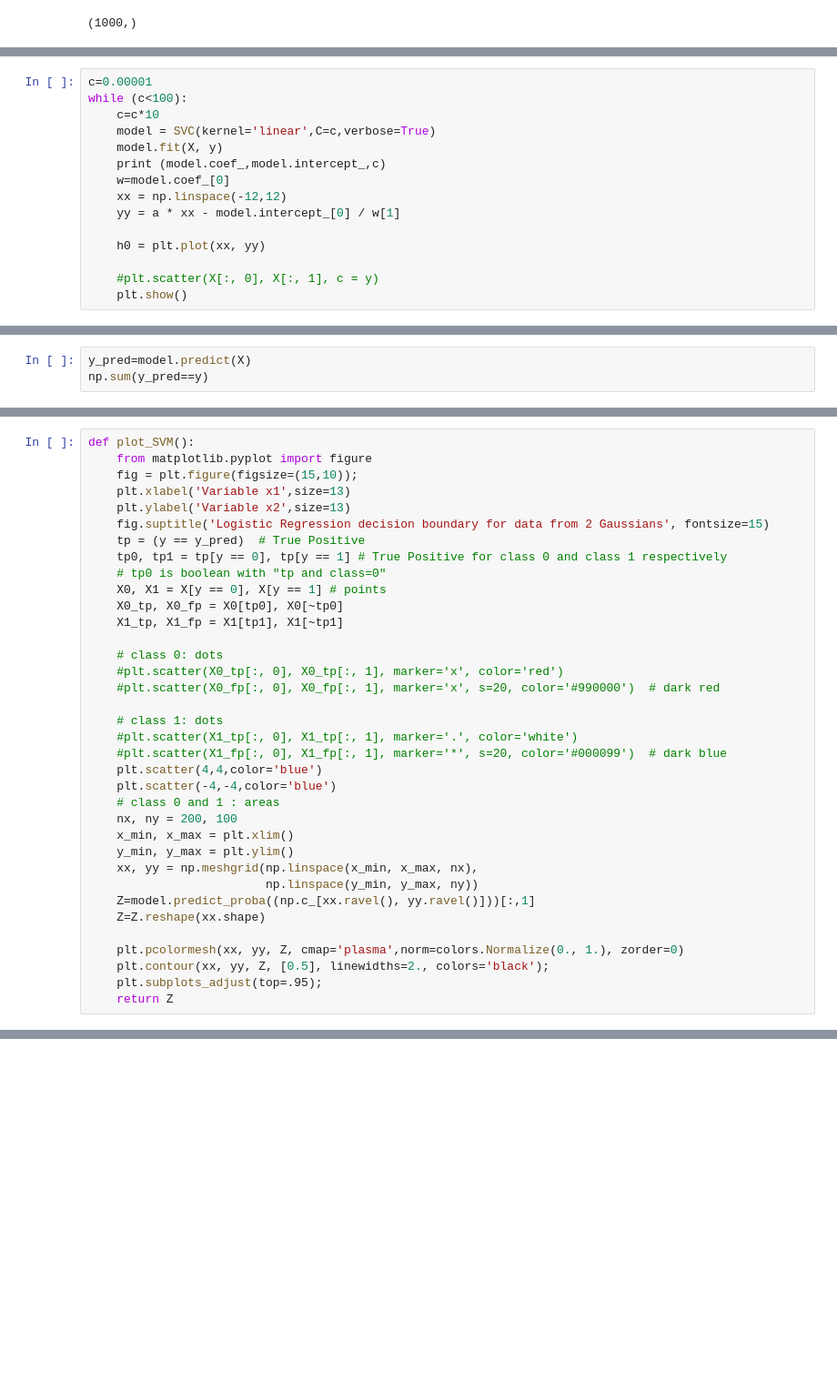
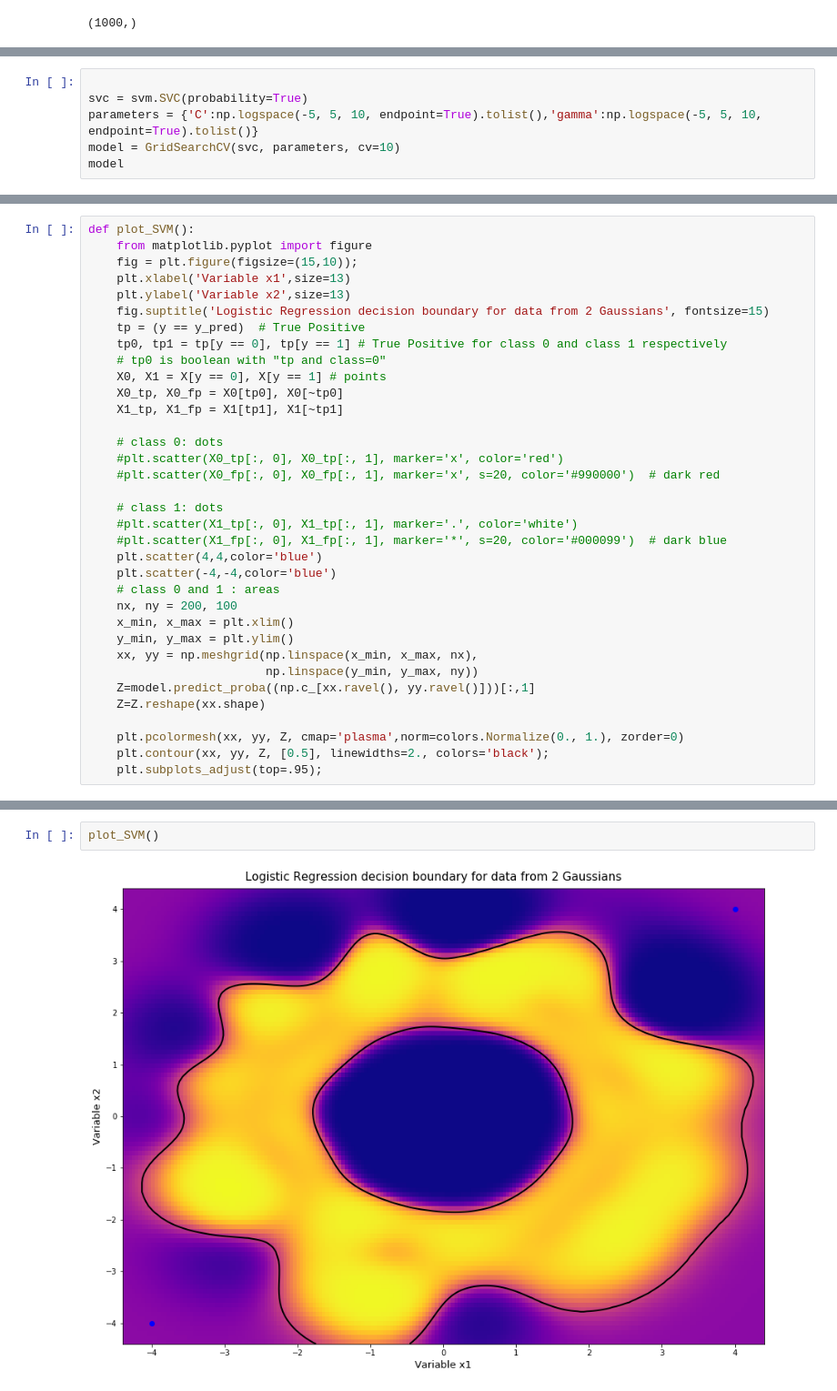
Before and after one commit to rohinarora/EECE5644-Machine_Learning, a Jupyter notebook: HW4/solution.ipynb, the cells around one changed output, grey strips where cells are left out. Shown: that part at 91% size. Cells and saved outputs as stored; diff of their text form; blank space fills up the shorter version.

```diff
--- a/HW4/solution.ipynb
+++ b/HW4/solution.ipynb
@@ -127,15 +126,0 @@ from sklearn.svm import SVC
-# %%
-c=0.00001
-while (c<100):
-    c=c*10
-    model = SVC(kernel='linear',C=c,verbose=True)
-    model.fit(X, y)
-    print (model.coef_,model.intercept_,c)
-    w=model.coef_[0]
-    xx = np.linspace(-12,12)
-    yy = a * xx - model.intercept_[0] / w[1]
-
-    h0 = plt.plot(xx, yy)
-
-    #plt.scatter(X[:, 0], X[:, 1], c = y)
-    plt.show()
@@ -158,0 +127,6 @@ model.intercept_
+# %%
+
+svc = svm.SVC(probability=True)
+parameters = {'C':np.logspace(-5, 5, 10, endpoint=True).tolist(),'gamma':np.logspace(-5, 5, 10, endpoint=True).tolist()}
+model = GridSearchCV(svc, parameters, cv=10)
+model
@@ -253,3 +168,0 @@ plt.show()
-# %%
-y_pred=model.predict(X)
-np.sum(y_pred==y)
@@ -290,4 +201,3 @@ def plot_SVM():
     plt.pcolormesh(xx, yy, Z, cmap='plasma',norm=colors.Normalize(0., 1.), zorder=0)
     plt.contour(xx, yy, Z, [0.5], linewidths=2., colors='black');
     plt.subplots_adjust(top=.95);
-    return Z
@@ -377,0 +204,4 @@ plt.show()
+# %%
+plot_SVM()
+# %% [output]
+[figure, added]
```
Also changed, not shown: parts of 17 cells of this notebook.
